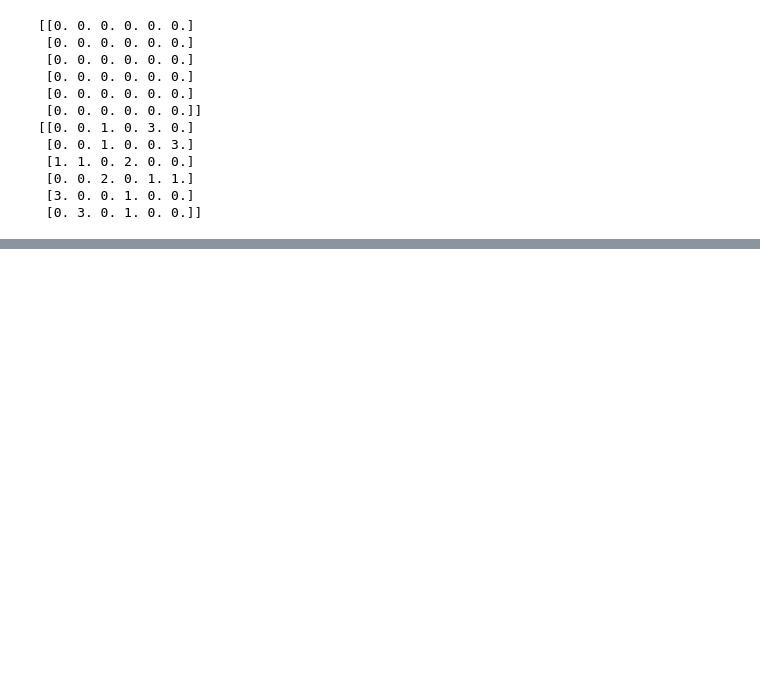
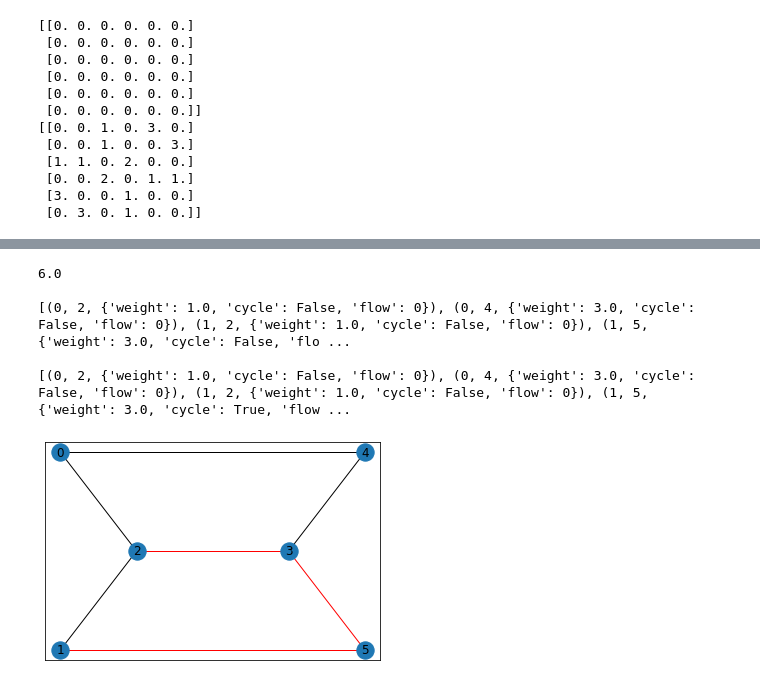
Before and after one commit to maxoblein/cyclenetworks, a Jupyter notebook: chapter4.ipynb, the cells around one changed output, grey strips where cells are left out. Cells and saved outputs as stored; diff of their text form; code cells hidden in the pictures; blank space fills up the shorter version.

Commit message:
chapter 4 demonstrated difference between batching and not

```diff
--- a/chapter4.ipynb
+++ b/chapter4.ipynb
@@ -94,0 +234,36 @@ print(gAdjusted.edges(data = True))
+# %%
+#Test batch vs oneshot on a network with no initial infrastructure
+d15 = 1.5
+d16 = 1
+d25 = 1
+d26 = 1.5
+demands = [d15,d16,d25,d26]
+
+g = init_graph(A)
+
+cycleEdges = []
+
+gCycleDesignated = designate_infrastructure(g,cycleEdges)
+
+
+budget = 6
+omega = 3
+
+gUpgradedOneBatch = upgrade_graph(gCycleDesignated,odPairs,demands,budget, 1,omega)
+
+
+
+colourOneBatch = colour_cycle_edges(gUpgradedOneBatch)
+
+
+
+
+
+nx.draw_networkx(gUpgradedOneBatch, pos=pos, edge_color = colourOneBatch)
+# %% [output]
+6.0
+
+[(0, 2, {'weight': 1.0, 'cycle': False, 'flow': 0}), (0, 4, {'weight': 3.0, 'cycle': False, 'flow': 0}), (1, 2, {'weight': 1.0, 'cycle': False, 'flow': 0}), (1, 5, {'weight': 3.0, 'cycle': False, 'flo ...
+
+[(0, 2, {'weight': 1.0, 'cycle': False, 'flow': 0}), (0, 4, {'weight': 3.0, 'cycle': False, 'flow': 0}), (1, 2, {'weight': 1.0, 'cycle': False, 'flow': 0}), (1, 5, {'weight': 3.0, 'cycle': True, 'flow ...
+[figure, added]
```
Also changed, not shown: parts of 21 cells of this notebook, 5 other files.
